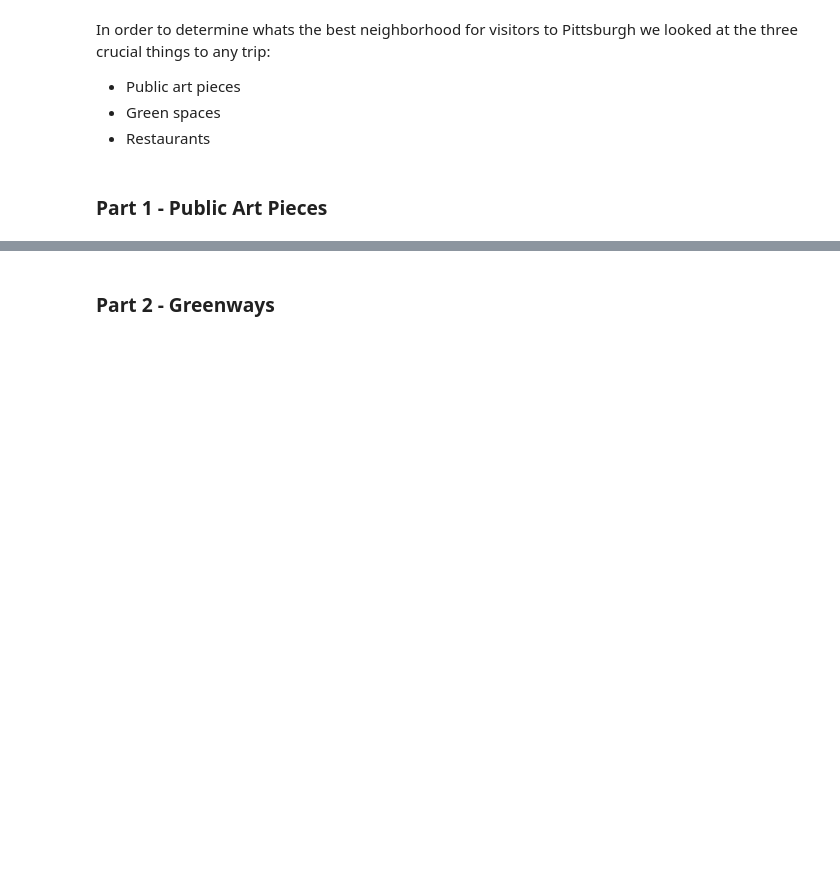
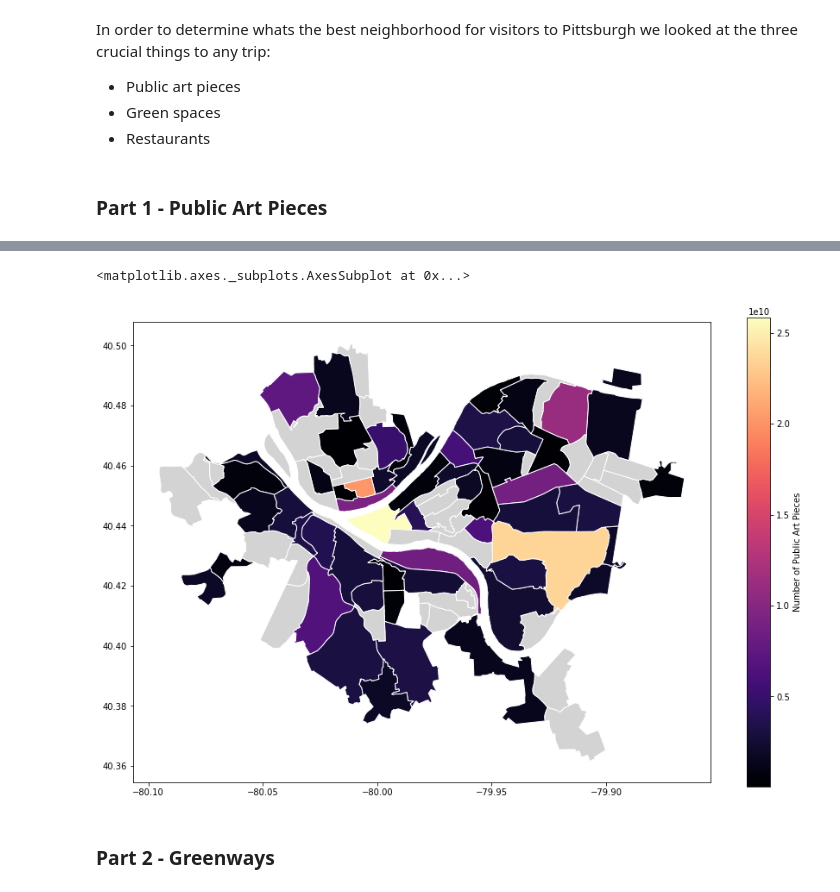
Before and after one commit to yimijj/CMPINF0010-Final-Project, a Jupyter notebook: FinalReport-Notebook.ipynb, the cells around one changed output, grey strips where cells are left out. Drawn from its saved outputs; the diff is of its cells as text; code cells hidden in the pictures; blank space fills up the shorter version.

```diff
--- a/FinalReport-Notebook.ipynb
+++ b/FinalReport-Notebook.ipynb
@@ -16,3 +143,19 @@ In order to determine whats the best neighborhood for visitors to Pittsburgh we
+# %%
+num_art_perneighwei = pittsburgh_public_art_data.groupby("neighborhood").sum(['id'])
+artpubweimap = neighborhoods.merge(num_art_perneighwei,
+                                how='left',
+                                left_on='hood',
+                                right_on='neighborhood')
+
+artpubweimap.plot(column='id',cmap='magma',
+               edgecolor="white",
+               legend=True,
+               legend_kwds={'label': "Number of Public Art Pieces"},
+               figsize=(15, 10),
+               missing_kwds={"color": "lightgrey"})
+# %% [output]
+<matplotlib.axes._subplots.AxesSubplot at 0x...>
+[figure, added]
 # %% [markdown]
 ### Part 2 - Greenways
 # %% [markdown]
```
Also changed, not shown: parts of 12 cells of this notebook.
